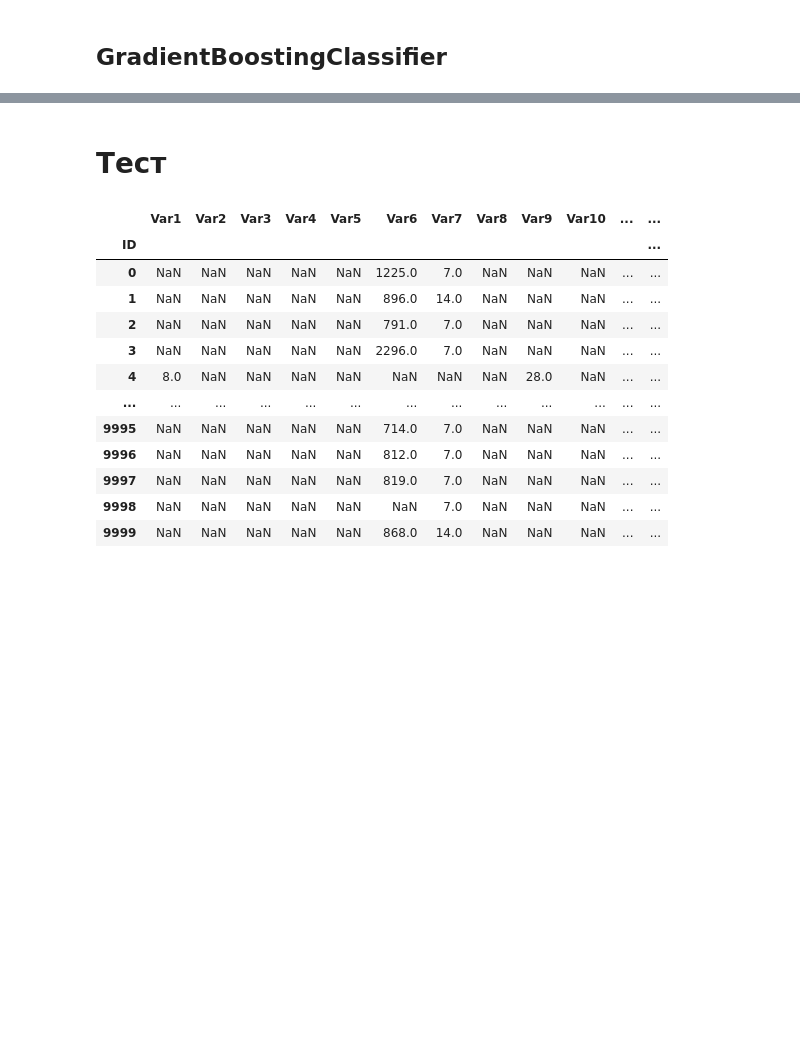
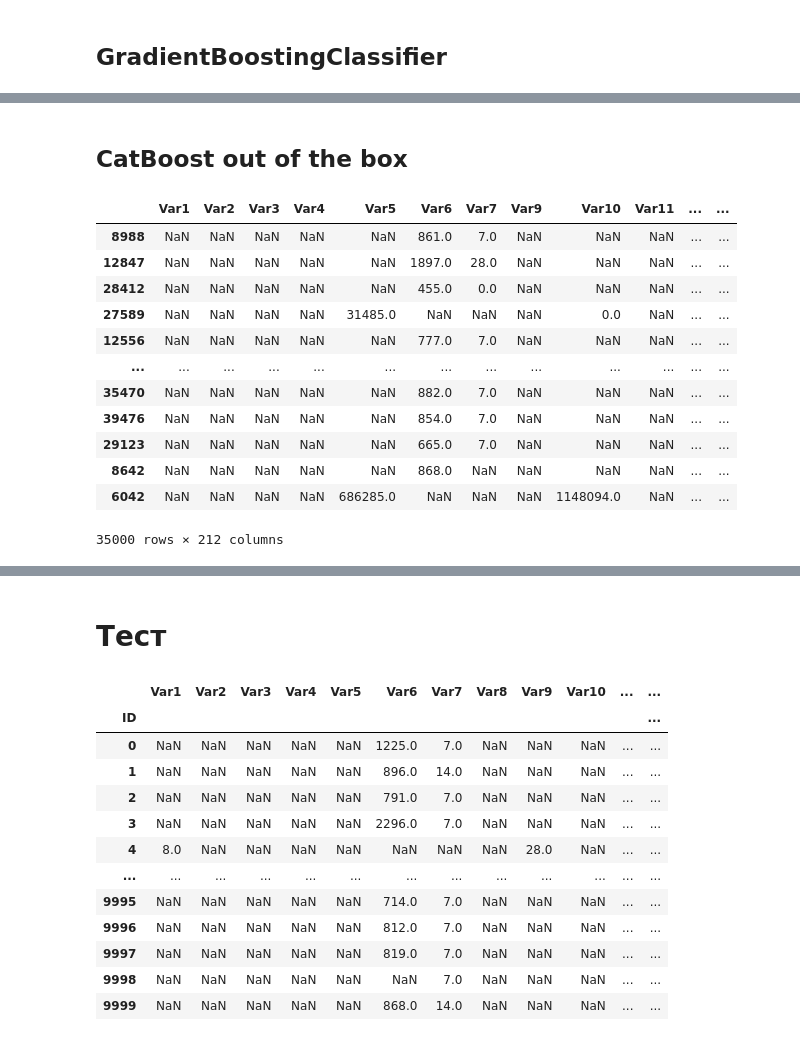
Before and after one commit to Uniholder/Specialization-Yandex-MIPT, a Jupyter notebook: 6_Final_projects/2_churn_prediction/week_4.ipynb, the cells around one changed output, grey strips where cells are left out. Drawn from its saved outputs; the diff is of its cells as text; code cells hidden in the pictures; blank space fills up the shorter version.

```diff
--- a/6_Final_projects/2_churn_prediction/week_4.ipynb
+++ b/6_Final_projects/2_churn_prediction/week_4.ipynb
@@ -64,0 +56,4 @@ preprocessor_pipeline = Pipeline([
+# %%
+df_raw['target'] = labels
+df = df_raw.dropna(axis=1, how='all')
+df.shape
@@ -64,0 +64,3 @@ preprocessor_pipeline = Pipeline([
+# %%
+df_train, df_ho = train_test_split(df, test_size=5000)
+df_train.shape, df_ho.shape
@@ -434,0 +399,18 @@ roc_auc_score(y_valid, gb_classifier.predict_proba(X_valid)[:, 1])
+# %% [markdown]
+## CatBoost out of the box
+# %%
+df_train[cols]
+# %% [output]
+|  | Var1 | Var2 | Var3 | Var4 | Var5 | Var6 | Var7 | Var9 | Var10 | Var11 | ... | ... |
+| 8988 | NaN | NaN | NaN | NaN | NaN | 861.0 | 7.0 | NaN | NaN | NaN | ... | ... |
+| 12847 | NaN | NaN | NaN | NaN | NaN | 1897.0 | 28.0 | NaN | NaN | NaN | ... | ... |
+| 28412 | NaN | NaN | NaN | NaN | NaN | 455.0 | 0.0 | NaN | NaN | NaN | ... | ... |
+| 27589 | NaN | NaN | NaN | NaN | 31485.0 | NaN | NaN | NaN | 0.0 | NaN | ... | ... |
+| 12556 | NaN | NaN | NaN | NaN | NaN | 777.0 | 7.0 | NaN | NaN | NaN | ... | ... |
+| ... | ... | ... | ... | ... | ... | ... | ... | ... | ... | ... | ... | ... |
+| 35470 | NaN | NaN | NaN | NaN | NaN | 882.0 | 7.0 | NaN | NaN | NaN | ... | ... |
+| 39476 | NaN | NaN | NaN | NaN | NaN | 854.0 | 7.0 | NaN | NaN | NaN | ... | ... |
+| 29123 | NaN | NaN | NaN | NaN | NaN | 665.0 | 7.0 | NaN | NaN | NaN | ... | ... |
+| 8642 | NaN | NaN | NaN | NaN | NaN | 868.0 | NaN | NaN | NaN | NaN | ... | ... |
+| 6042 | NaN | NaN | NaN | NaN | 686285.0 | NaN | NaN | NaN | 1148094.0 | NaN | ... | ... |
+35000 rows × 212 columns
```
Also changed, not shown: parts of 107 cells of this notebook.
